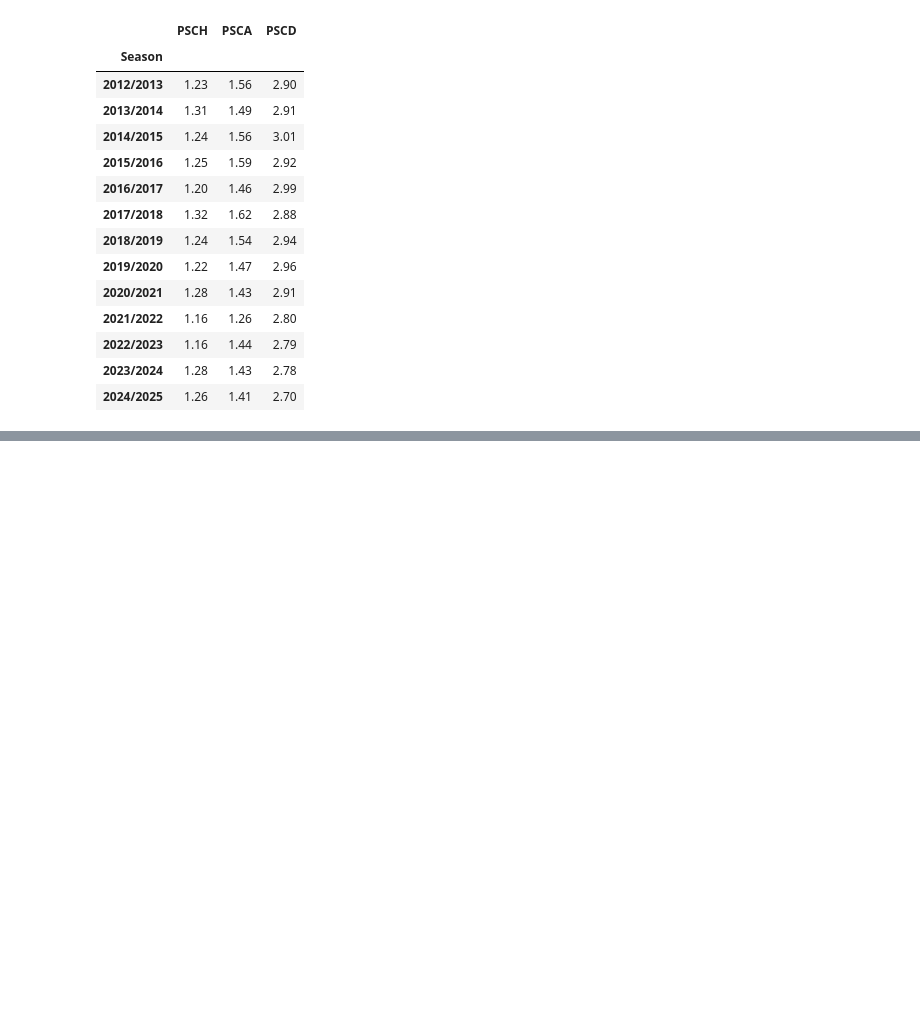
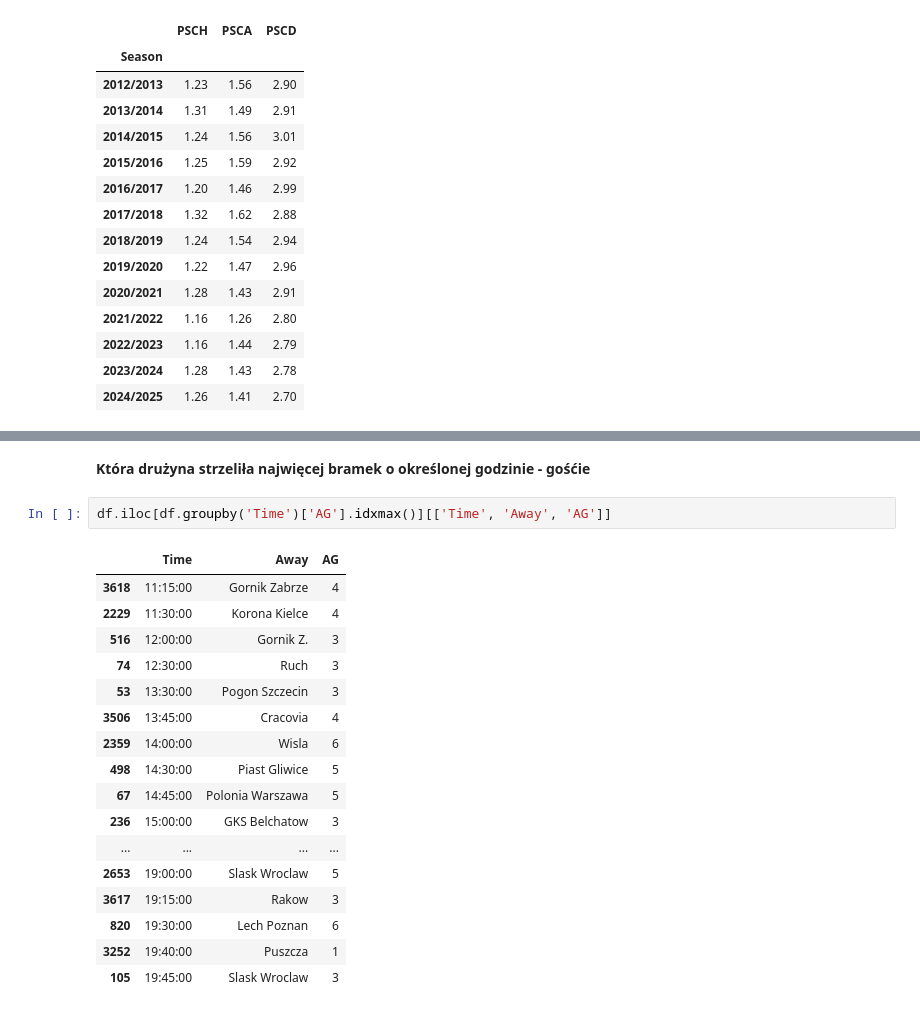
Before and after one commit to HubertGogola/PandasPython, a Jupyter notebook: projekt.ipynb, the cells around one changed output, grey strips where cells are left out. Cells and saved outputs as stored; diff of their text form; blank space fills up the shorter version.

```diff
--- a/projekt.ipynb
+++ b/projekt.ipynb
@@ -457,0 +513,22 @@ df
+# %% [markdown]
+**Która drużyna strzeliła najwięcej bramek o określonej godzinie - gośćie**
+# %%
+df.iloc[df.groupby('Time')['AG'].idxmax()][['Time', 'Away', 'AG']]
+# %% [output]
+|  | Time | Away | AG |
+| 3618 | 11:15:00 | Gornik Zabrze | 4 |
+| 2229 | 11:30:00 | Korona Kielce | 4 |
+| 516 | 12:00:00 | Gornik Z. | 3 |
+| 74 | 12:30:00 | Ruch | 3 |
+| 53 | 13:30:00 | Pogon Szczecin | 3 |
+| 3506 | 13:45:00 | Cracovia | 4 |
+| 2359 | 14:00:00 | Wisla | 6 |
+| 498 | 14:30:00 | Piast Gliwice | 5 |
+| 67 | 14:45:00 | Polonia Warszawa | 5 |
+| 236 | 15:00:00 | GKS Belchatow | 3 |
+| ... | ... | ... | ... |
+| 2653 | 19:00:00 | Slask Wroclaw | 5 |
+| 3617 | 19:15:00 | Rakow | 3 |
+| 820 | 19:30:00 | Lech Poznan | 6 |
+| 3252 | 19:40:00 | Puszcza | 1 |
+| 105 | 19:45:00 | Slask Wroclaw | 3 |
```
Also changed, not shown: parts of 9 cells of this notebook.
